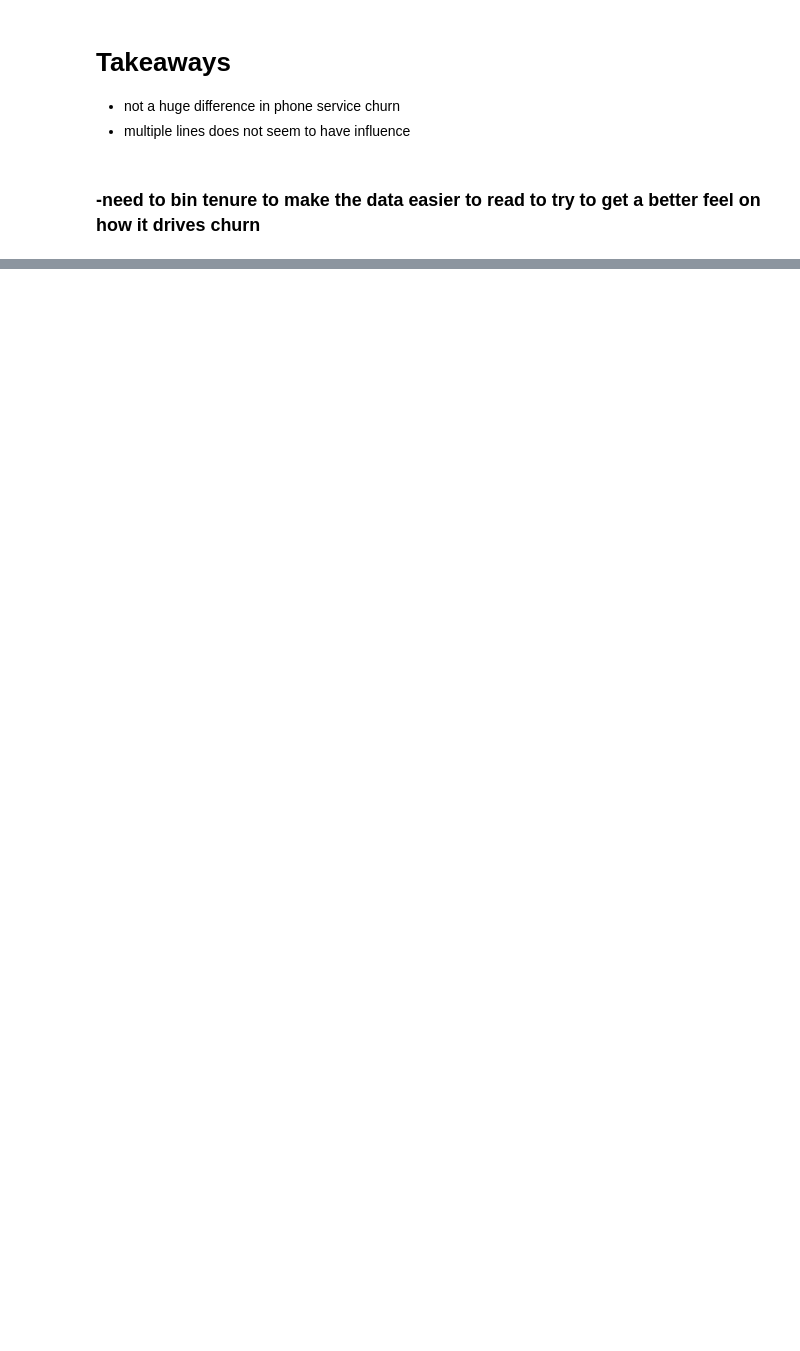
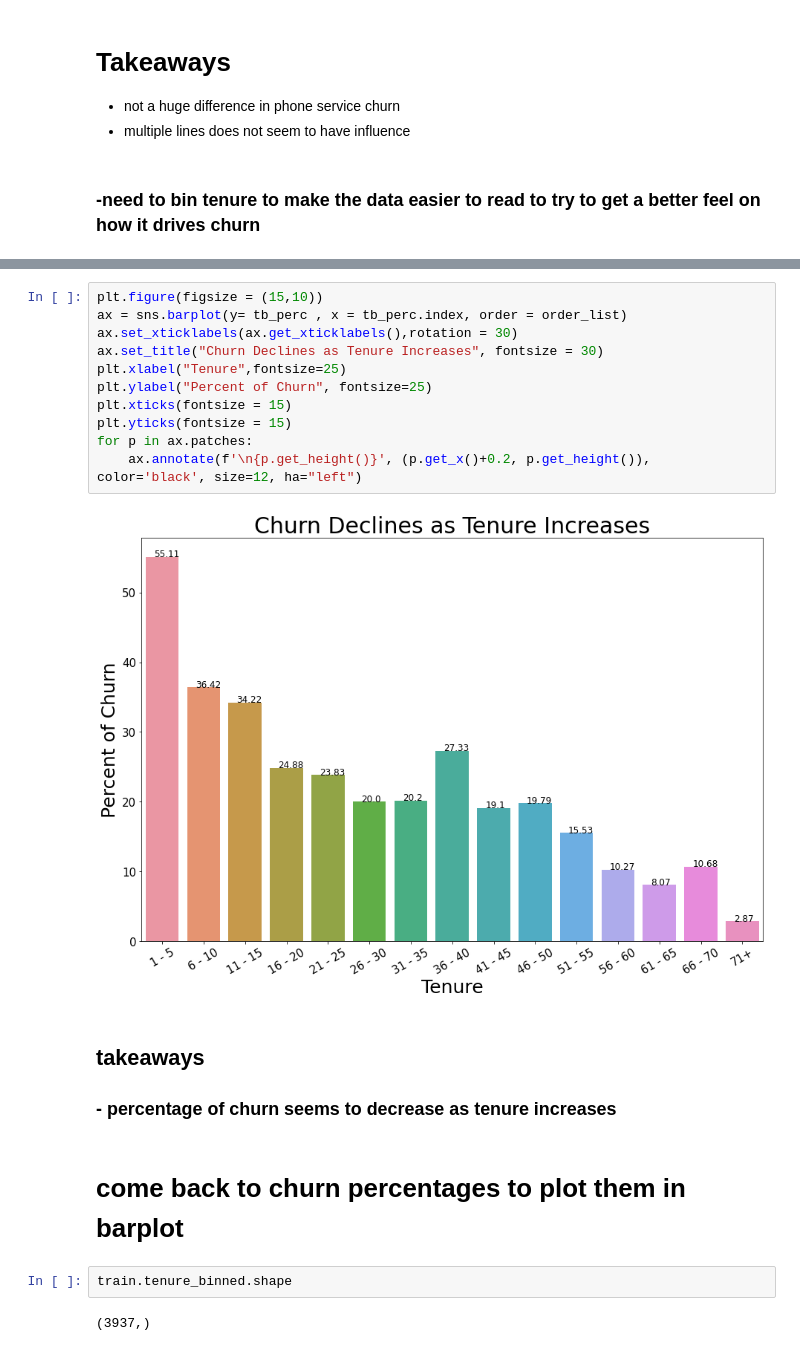
Before and after one commit to codyclonts/Telco_classification_project, a Jupyter notebook: telco_scratch_work.ipynb, the cells around one changed output, grey strips where cells are left out. Cells and saved outputs as stored; diff of their text form; blank space fills up the shorter version.

```diff
--- a/telco_scratch_work.ipynb
+++ b/telco_scratch_work.ipynb
@@ -387,0 +455,22 @@ Name: tenure_binned, dtype: int64
+# %%
+plt.figure(figsize = (15,10))
+ax = sns.barplot(y= tb_perc , x = tb_perc.index, order = order_list)
+ax.set_xticklabels(ax.get_xticklabels(),rotation = 30)
+ax.set_title("Churn Declines as Tenure Increases", fontsize = 30)
+plt.xlabel("Tenure",fontsize=25)
+plt.ylabel("Percent of Churn", fontsize=25)
+plt.xticks(fontsize = 15)
+plt.yticks(fontsize = 15)
+for p in ax.patches:
+    ax.annotate(f'\n{p.get_height()}', (p.get_x()+0.2, p.get_height()), color='black', size=12, ha="left")
+# %% [output]
+[figure, added]
+# %% [markdown]
+## takeaways
+### - percentage of churn seems to decrease as tenure increases
+# %% [markdown]
+# come back to churn percentages to plot them in barplot
+# %%
+train.tenure_binned.shape
+# %% [output]
+(3937,)
```
Also changed, not shown: parts of 28 cells of this notebook.
